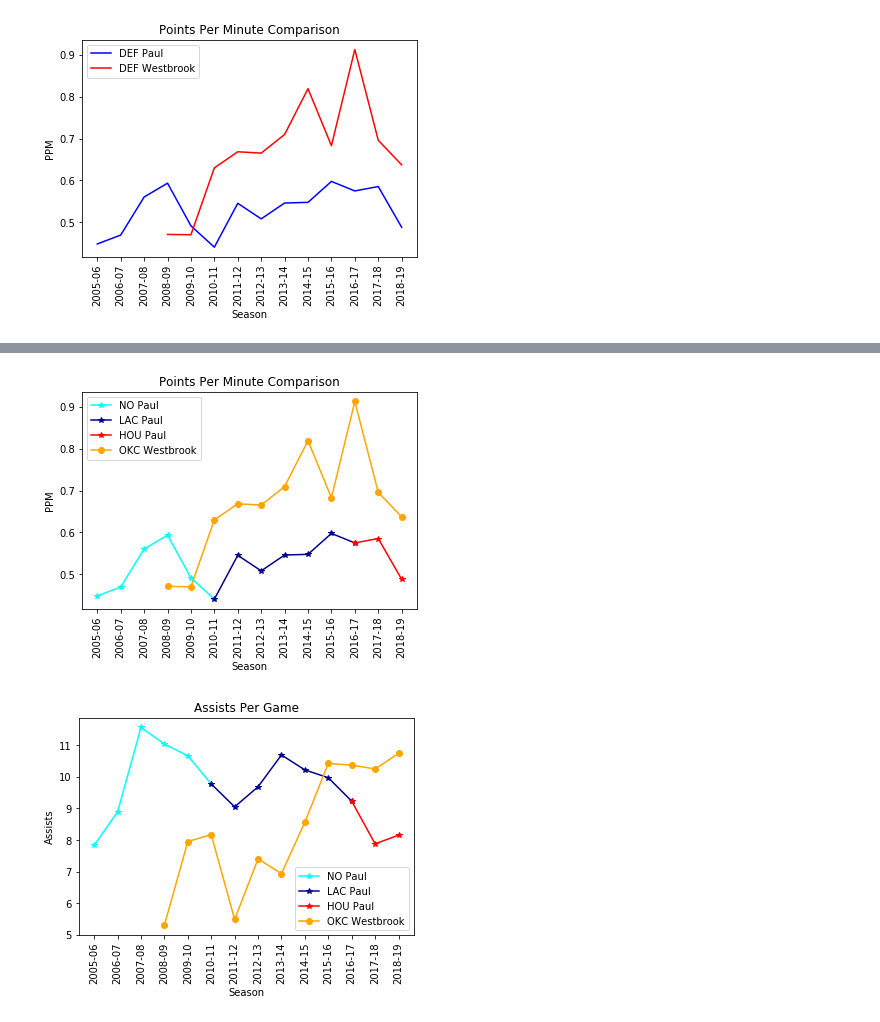
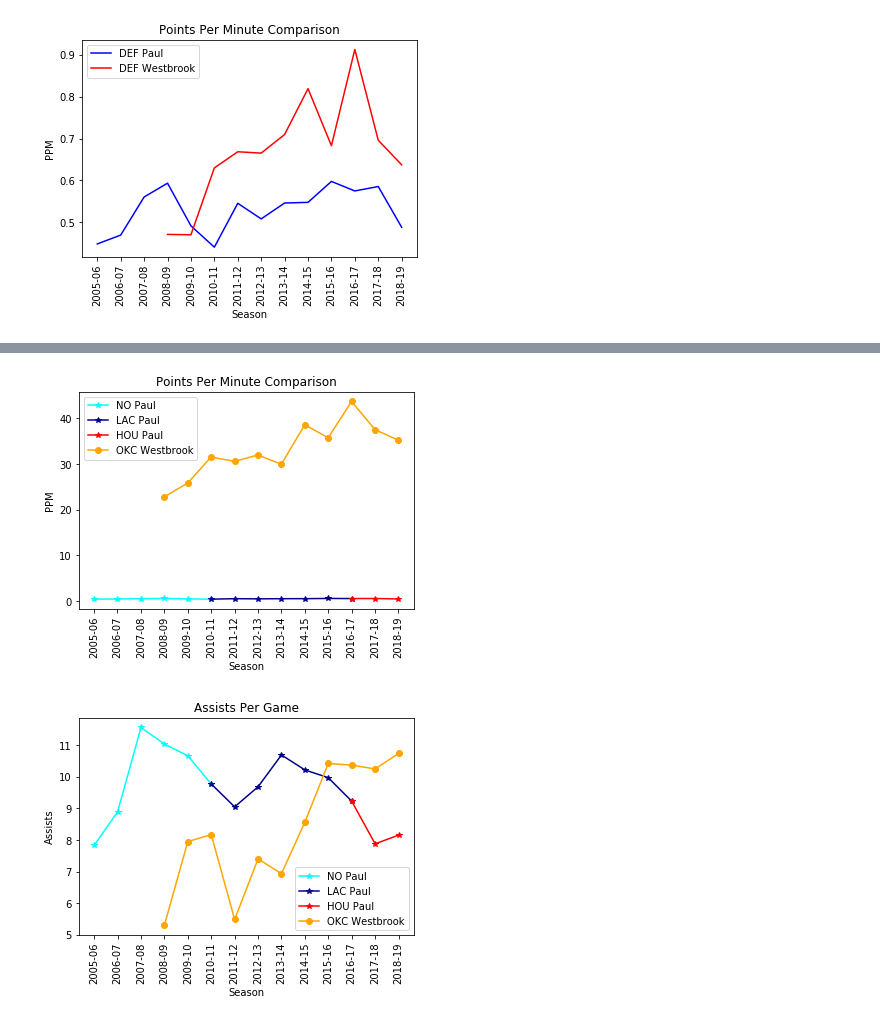
Before and after one commit to nickkeller21/Project1, a Jupyter notebook: sanjay/by season visual.ipynb, the cells around one changed output, grey strips where cells are left out. Drawn from its saved outputs; the diff is of its cells as text; code cells hidden in the pictures.

```diff
--- a/sanjay/by season visual.ipynb
+++ b/sanjay/by season visual.ipynb
@@ -327,28 +293,23 @@ first_stop
 # %%
-year1["PPM PAUL"] = year1["PTS PAUL"]  / year1["MIN PAUL"]
-combined_df["DEF WEST"] = combined_df["PTS WEST"]  / combined_df["MIN WEST"]
-# Plot our line that will be used to track a wrestler's wins over the years
 
 plt.plot(first_stop["SEASON_ID"], first_stop["PPM PAUL"], color="cyan", marker="*", label="NO Paul")
 plt.plot(thirdand_stop["SEASON_ID"], thirdand_stop["PPM PAUL"], color="darkblue",marker="*", label="LAC Paul")
 plt.plot(fourth_stop["SEASON_ID"], fourth_stop["PPM PAUL"], color="red", marker="*", label="HOU Paul")
 
 
-# Plot our line that will be used to track a wrestler's losses over the years
 plt.plot(years, combined_df["DEF WEST"], color="orange", marker="o", label="OKC Westbrook")
 
-# Place a legend on the chart in what matplotlib believes to be the "best" location
 plt.legend(loc="best")
 
 plt.title("Points Per Minute Comparison")
 plt.xlabel("Season")
 plt.xticks(years, rotation='vertical')
 plt.ylabel("PPM")
 
 # Print our chart to the screen
 plt.show()
 # %% [output]
-[figure, old version]
+[figure, new version]
 # %%
 
 # plot assists per game formula
```
Also changed, not shown: parts of 16 cells of this notebook.
